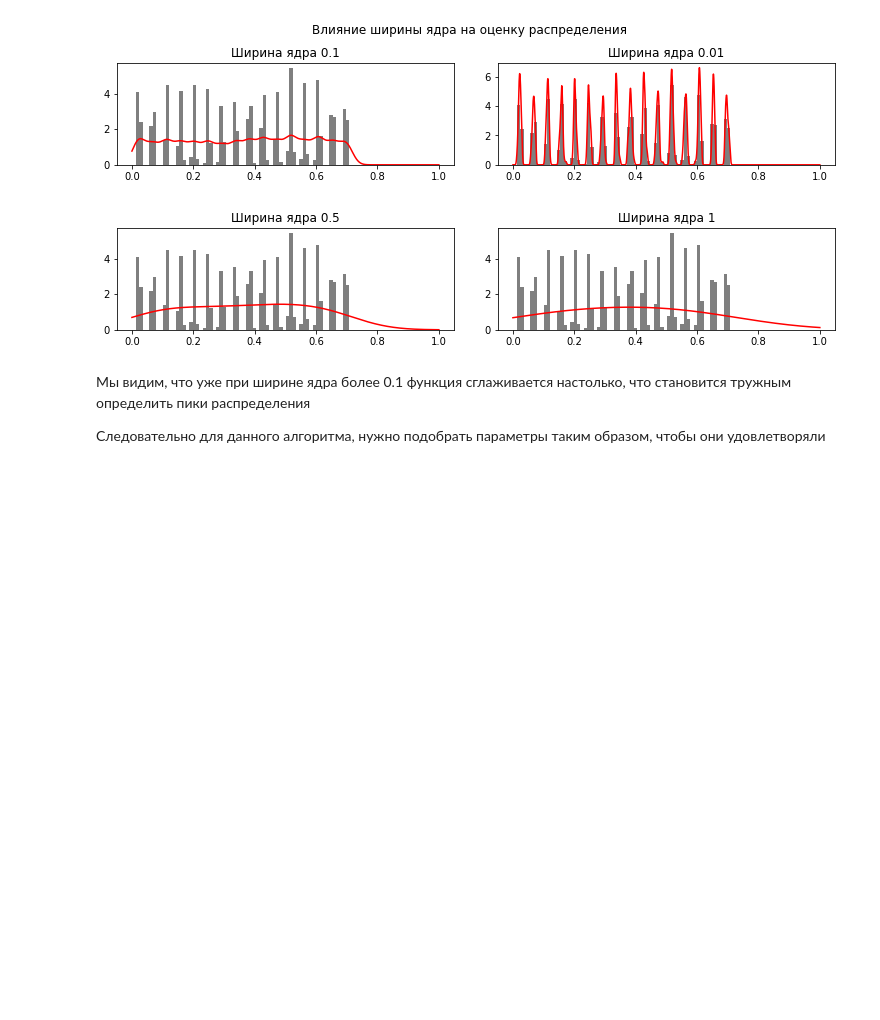
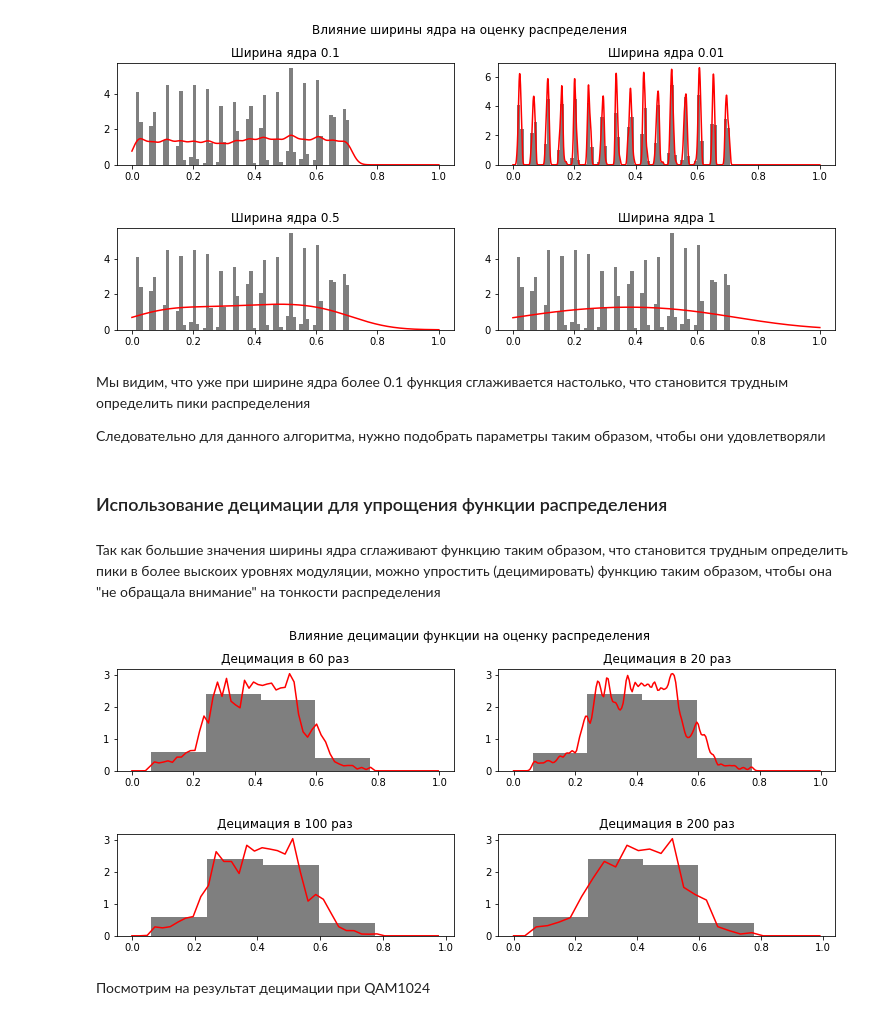
Before and after one commit to vladseve7n/Master_thesis, a Jupyter notebook: MT_2_distribution_alg.ipynb, the cells around one changed output. Saved outputs shown, nothing was run; the diff lists cells and outputs as text; code cells hidden in the pictures; blank space fills up the shorter version.

```diff
--- a/MT_2_distribution_alg.ipynb
+++ b/MT_2_distribution_alg.ipynb
@@ -616,6 +616,10 @@ plt.show()
 # %% [output]
 [figure]
 # %% [markdown]
-Мы видим, что уже при ширине ядра более 0.1 функция сглаживается настолько, что становится тружным определить пики распределения
+Мы видим, что уже при ширине ядра более 0.1 функция сглаживается настолько, что становится трудным определить пики распределения
 
 Следовательно для данного алгоритма, нужно подобрать параметры таким образом, чтобы они удовлетворяли
+# %% [markdown]
+### Использование децимации для упрощения функции распределения
+# %% [markdown]
+Так как большие значения ширины ядра сглаживают функцию таким образом, что становится трудным определить пики в более выскоих уровнях модуляции, можно упростить (децимировать) функцию таким образом, чтобы она "не обращала внимание" на тонкости распределения
@@ -621,0 +652,29 @@ plt.show()
+# %%
+# Расчёт количества столбцов для корректного вывода
+bins = int(((M/4)**(1/2))*4)
+fig, ((ax2, ax1), (ax3, ax4)) = plt.subplots(2, 2)
+fig.suptitle('Влияние децимации функции на оценку распределения')
+fig.set_size_inches(11, 5)
+
+ax1.set_title(f'Децимация в 20 раз')
+ax1.hist(quarter_1.real, bins=bins, density=True, color='black', alpha=0.5)
+ax1.plot(x[::20], density_1(x[::20]), c='red')
+
+ax2.set_title(f'Децимация в 60 раз')
+ax2.hist(quarter_1.real, bins=bins, density=True, color='black', alpha=0.5)
+ax2.plot(x[::60], density_1(x[::60]), c='red')
+
+ax3.set_title(f'Децимация в 100 раз')
+ax3.hist(quarter_1.real, bins=bins, density=True, color='black', alpha=0.5)
+ax3.plot(x[::100], density_1(x[::100]), c='red')
+
+ax4.set_title(f'Децимация в 200 раз')
+ax4.hist(quarter_1.real, bins=bins, density=True, color='black', alpha=0.5)
+ax4.plot(x[::150], density_1(x[::150]), c='red')
+
+fig.tight_layout(pad=3.0)
+plt.show()
+# %% [output]
+[figure, added]
+# %% [markdown]
+Посмотрим на результат децимации при QAM1024
```
Also changed, not shown: parts of 30 cells of this notebook.
